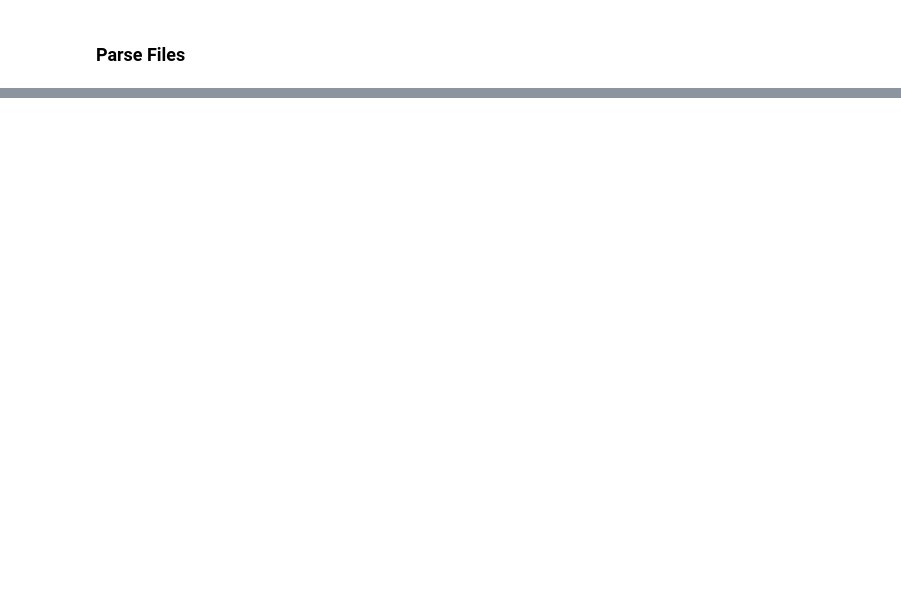
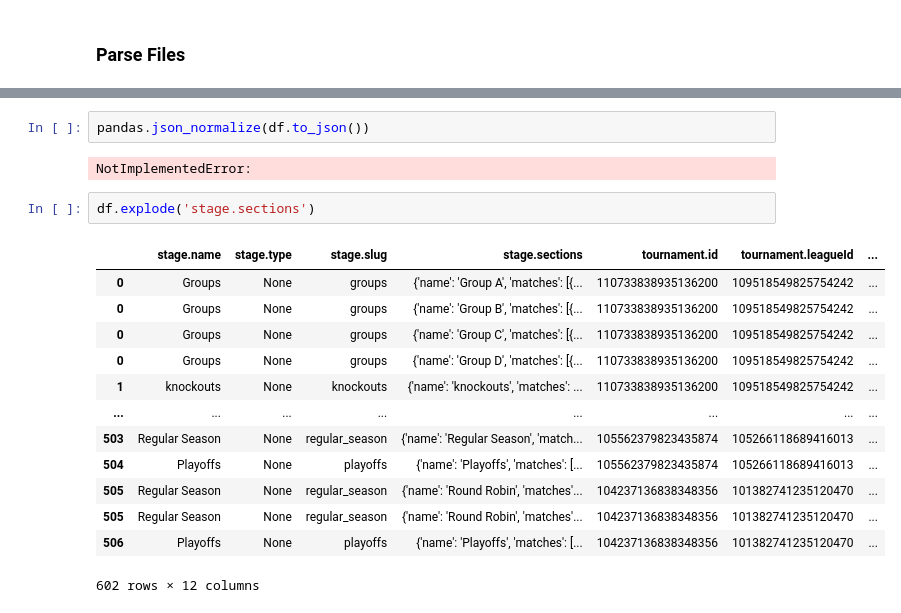
Before and after one commit to projectulterior/global-power-rankings, a Jupyter notebook: data_exploration.ipynb, the cells around one changed output, grey strips where cells are left out. Saved outputs shown, nothing was run; the diff lists cells and outputs as text; blank space fills up the shorter version.

```diff
--- a/data_exploration.ipynb
+++ b/data_exploration.ipynb
@@ -167,0 +76,20 @@ ValueError: Expected object or value
+# %%
+pandas.json_normalize(df.to_json())
+# %% [output]
+NotImplementedError:
+# %%
+df.explode('stage.sections')
+# %% [output]
+|  | stage.name | stage.type | stage.slug | stage.sections | tournament.id | tournament.leagueId | ... |
+| 0 | Groups | None | groups | {'name': 'Group A', 'matches': [{... | 110733838935136200 | 109518549825754242 | ... |
+| 0 | Groups | None | groups | {'name': 'Group B', 'matches': [{... | 110733838935136200 | 109518549825754242 | ... |
+| 0 | Groups | None | groups | {'name': 'Group C', 'matches': [{... | 110733838935136200 | 109518549825754242 | ... |
+| 0 | Groups | None | groups | {'name': 'Group D', 'matches': [{... | 110733838935136200 | 109518549825754242 | ... |
+| 1 | knockouts | None | knockouts | {'name': 'knockouts', 'matches': ... | 110733838935136200 | 109518549825754242 | ... |
+| ... | ... | ... | ... | ... | ... | ... | ... |
+| 503 | Regular Season | None | regular_season | {'name': 'Regular Season', 'match... | 105562379823435874 | 105266118689416013 | ... |
+| 504 | Playoffs | None | playoffs | {'name': 'Playoffs', 'matches': [... | 105562379823435874 | 105266118689416013 | ... |
+| 505 | Regular Season | None | regular_season | {'name': 'Round Robin', 'matches'... | 104237136838348356 | 101382741235120470 | ... |
+| 505 | Regular Season | None | regular_season | {'name': 'Round Robin', 'matches'... | 104237136838348356 | 101382741235120470 | ... |
+| 506 | Playoffs | None | playoffs | {'name': 'Playoffs', 'matches': [... | 104237136838348356 | 101382741235120470 | ... |
+602 rows × 12 columns
```
Also changed, not shown: parts of 20 cells of this notebook, 1 other file.
